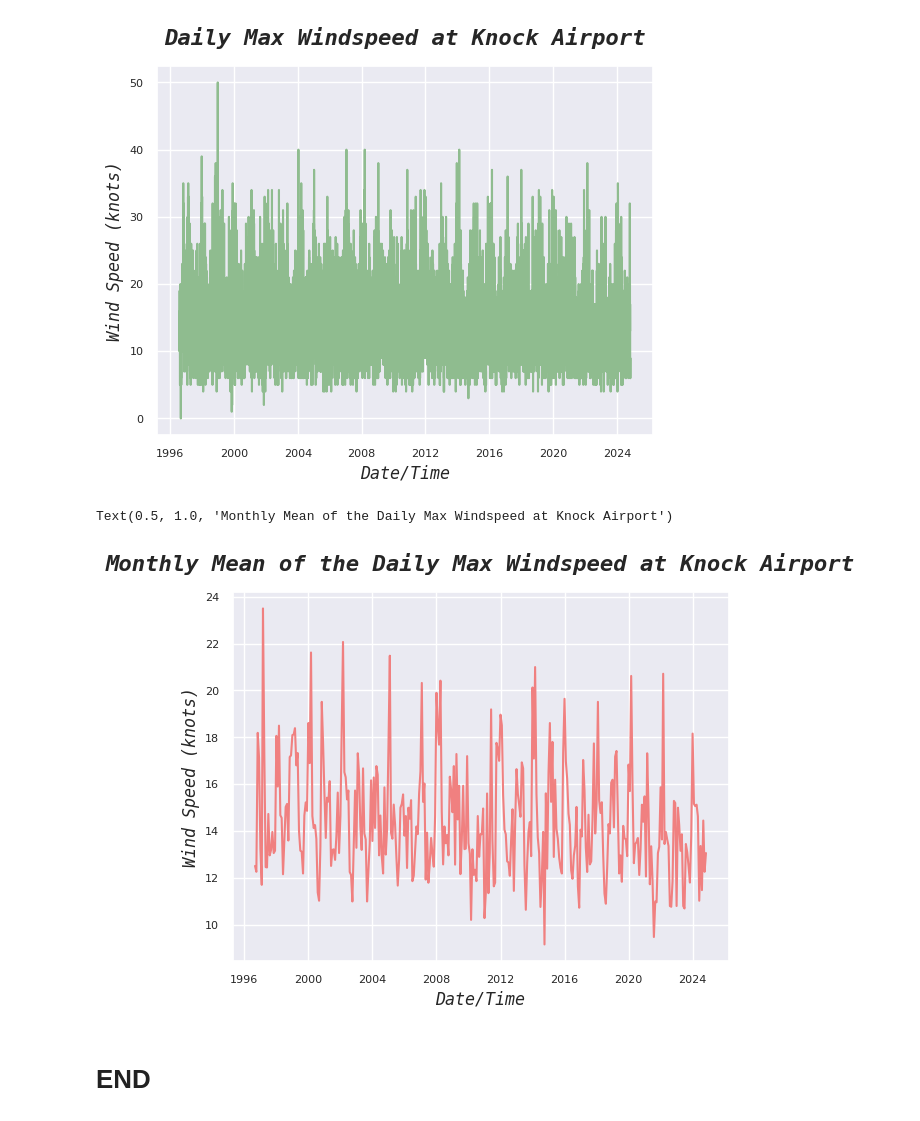
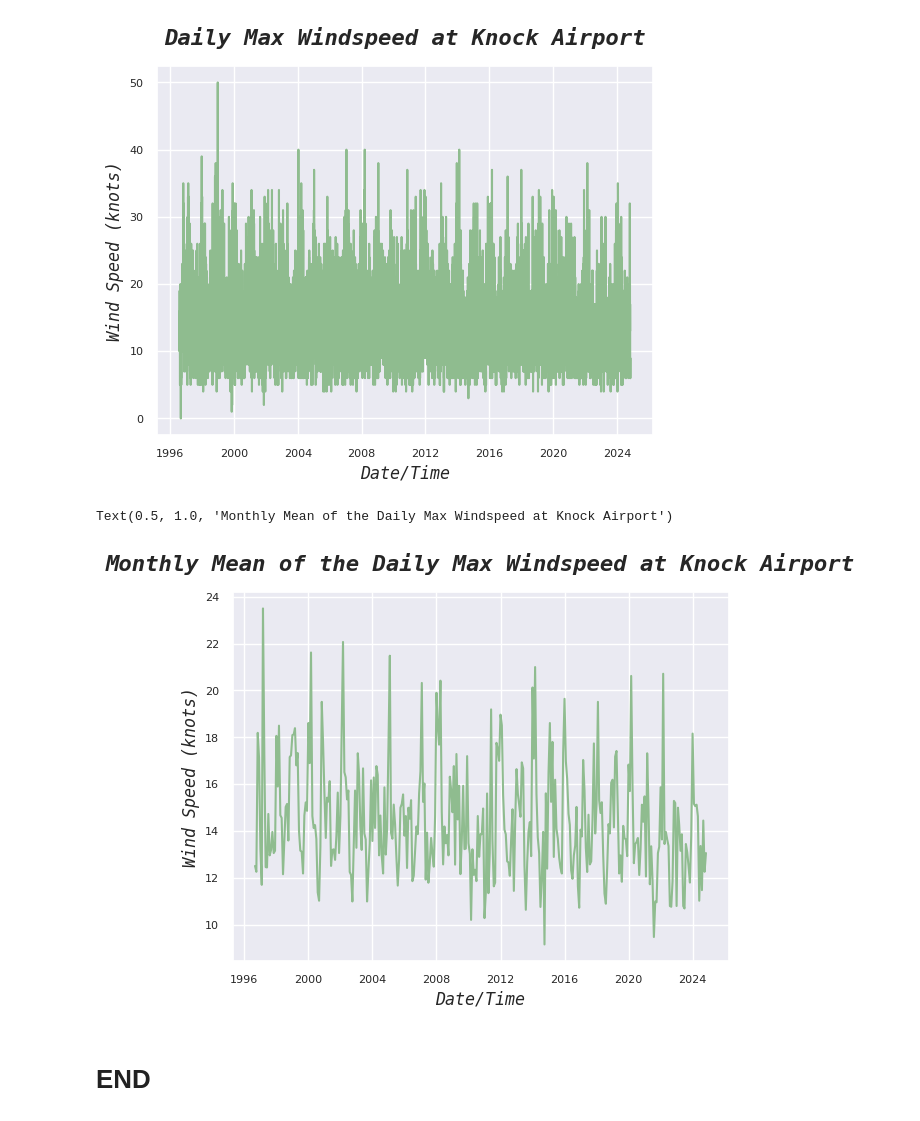
Before and after one commit to NeilTynan/4369, a Jupyter notebook: assignments/assignment 6/assignment_6_Weather.ipynb, the cells around one changed output. Saved outputs shown, nothing was run; the diff lists cells and outputs as text; code cells hidden in the pictures.

```diff
--- a/assignments/assignment 6/assignment_6_Weather.ipynb
+++ b/assignments/assignment 6/assignment_6_Weather.ipynb
@@ -131,14 +131,14 @@ Text(0.5, 1.0, 'Daily Max Windspeed at Knock Airport')
 wsmm = wsmx.resample("1m").mean()
 # %%
 sns.set_theme(style="darkgrid")
-ax=sns.lineplot(data=df, x="date", y=wsmm, color='lightcoral')
+ax=sns.lineplot(data=df, x="date", y=wsmm, color='darkseagreen')
 ax.tick_params(axis='x', labelsize=8)
 ax.tick_params(axis='y', labelsize=8)
 ax.set_xlabel('Date/Time', fontsize=12, style='italic', family='monospace')
 ax.set_ylabel('Wind Speed (knots)', fontsize=12, style='italic', family='monospace')
 ax.set_title('Monthly Mean of the Daily Max Windspeed at Knock Airport', fontsize=16, fontweight='bold', style='italic', family='monospace', pad =15)
 # %% [output]
 Text(0.5, 1.0, 'Monthly Mean of the Daily Max Windspeed at Knock Airport')
-[figure, old version]
+[figure, new version]
 # %% [markdown]
 # END
```
Also changed, not shown: parts of 5 cells of this notebook, 2 other files.
